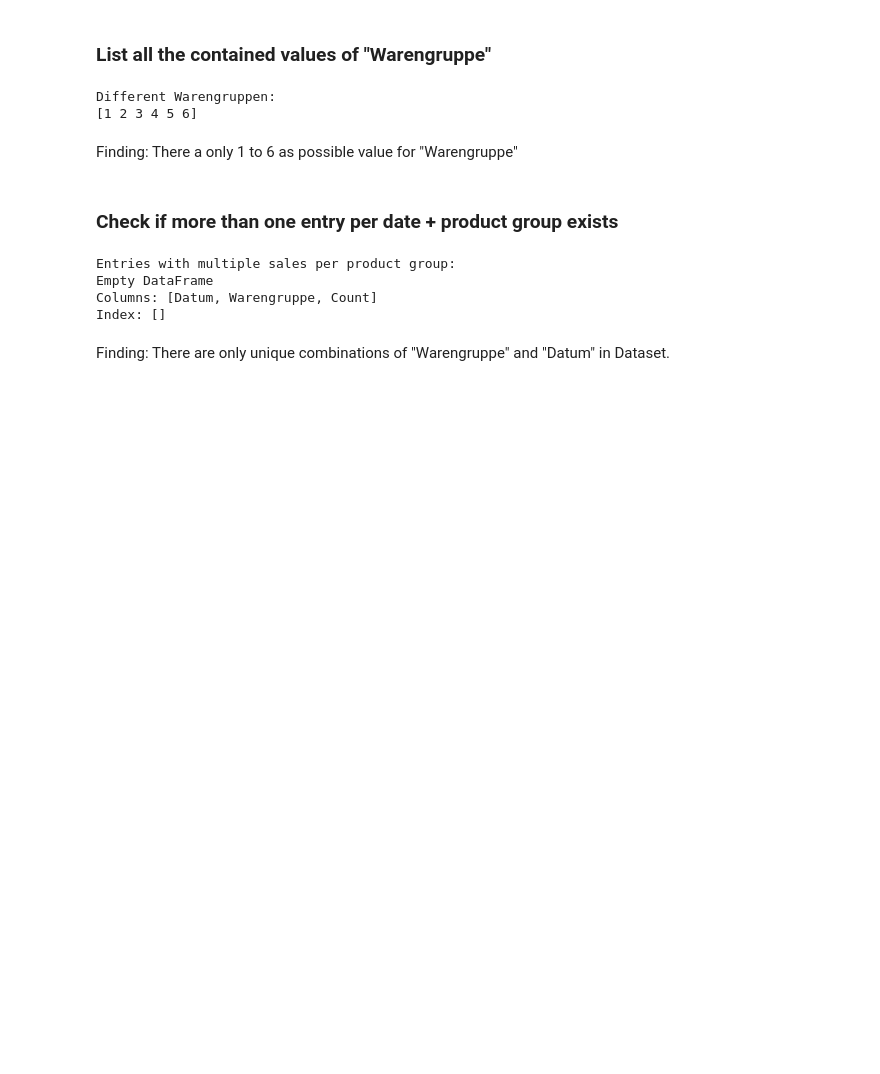
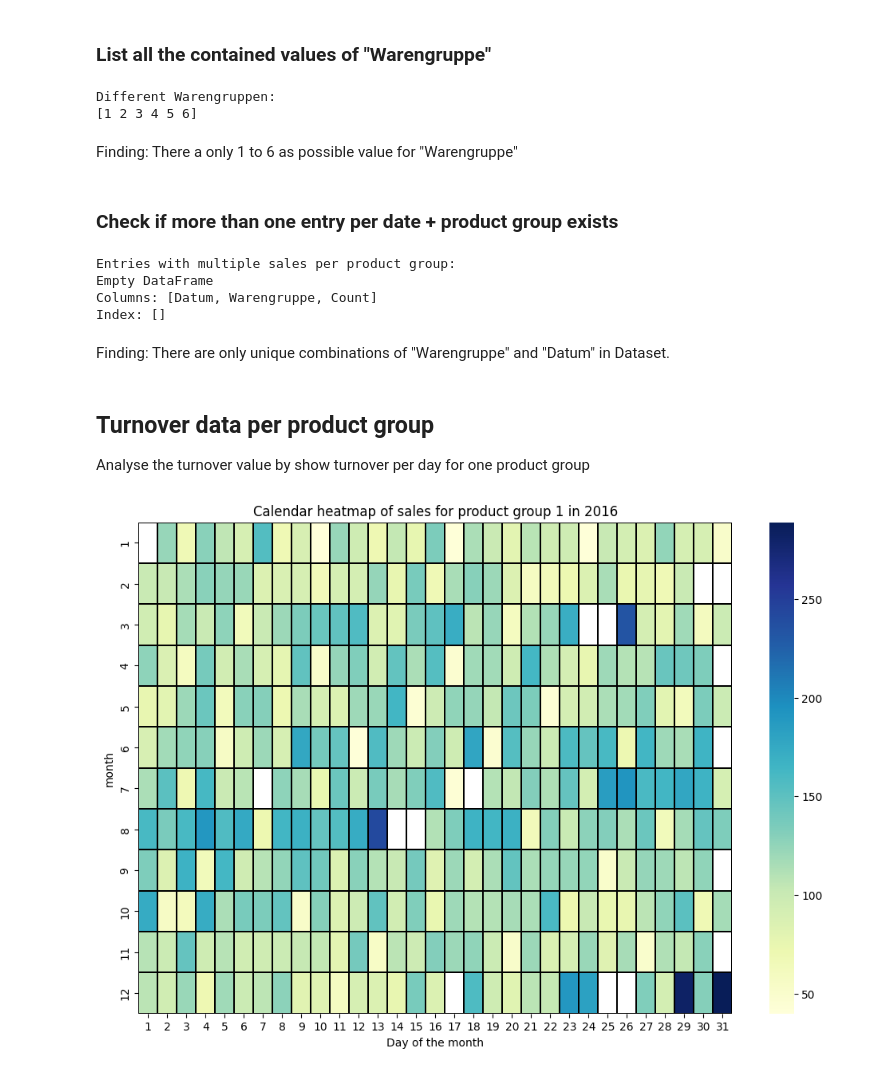
Before and after one commit to sebkrueger/bakery__sales_prediction_ml_project, a Jupyter notebook: 1_DatasetCharacteristics/Umsatzdaten_gekuerzt.ipynb, the cells around one changed output. Saved outputs shown, nothing was run; the diff lists cells and outputs as text; code cells hidden in the pictures; blank space fills up the shorter version.

Commit message:
Add first heatmap about turnover values

```diff
--- a/1_DatasetCharacteristics/Umsatzdaten_gekuerzt.ipynb
+++ b/1_DatasetCharacteristics/Umsatzdaten_gekuerzt.ipynb
@@ -134,3 +134,24 @@ Columns: [Datum, Warengruppe, Count]
 Index: []
 # %% [markdown]
 Finding: There are only unique combinations of "Warengruppe" and "Datum" in Dataset.
+# %% [markdown]
+## Turnover data per product group
+
+Analyse the turnover value by show turnover per day for one product group
+# %%
+# Filter by productgroup 1 and year 2016
+sales_data_product1 = sales_data[(sales_data['Warengruppe'] == 1) & (sales_data['year'] == 2016)]
+
+
+# Pivot-Tabelle erstellen
+pivot_table = sales_data_product1.pivot(index='month', columns='day', values='Umsatz')
+
+# Kalender-Heatmap erstellen
+plt.figure(figsize=(12, 8))
+sns.heatmap(pivot_table, cmap='YlGnBu', linewidths=0.1, linecolor='black')
+plt.title('Calendar heatmap of sales for product group 1 in 2016')
+plt.xlabel('Day of the month')
+plt.ylabel('month')
+plt.show()
+# %% [output]
+[figure, added]
```
